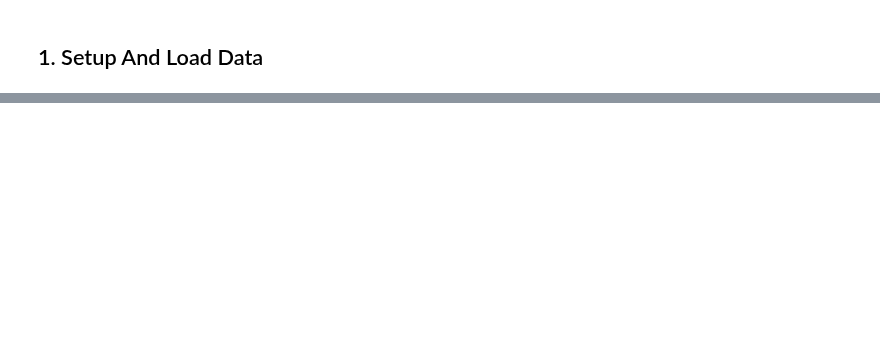
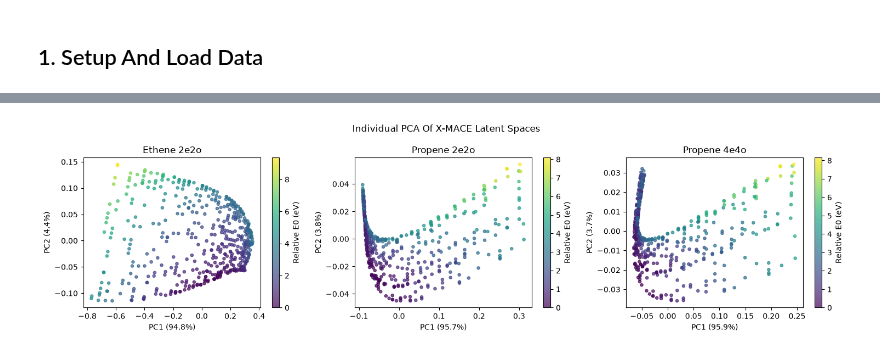
Before and after one commit to naythanyeo/X-MACE-TL, a Jupyter notebook: nicer_tutorials/04_pca.ipynb, the cells around one changed output, grey strips where cells are left out. Cells and saved outputs as stored; diff of their text form; code cells hidden in the pictures; blank space fills up the shorter version.

Commit message:
Update PCA to include latent space alignment visual

```diff
--- a/nicer_tutorials/04_pca.ipynb
+++ b/nicer_tutorials/04_pca.ipynb
@@ -527,0 +201,10 @@ Eg if the CASPT2 latent space has a certain structure that is maybe 80% similar
+# %%
+latent_ethene_22 = extract_latent_space(
+    model_ethene_22, full_loaders["ethene_22"], device=DEVICE
+)
+latent_propene_22 = extract_latent_space(
+    model_propene_22, full_loaders["propene_22"], device=DEVICE
+)
+latent_propene_44 = extract_latent_space(
+    model_propene_44, full_loaders["propene_44"], device=DEVICE
+)
@@ -527,0 +217,48 @@ Eg if the CASPT2 latent space has a certain structure that is maybe 80% similar
+# %%
+pca_ethene_22 = PCA(n_components=2)
+pca_propene_22 = PCA(n_components=2)
+pca_propene_44 = PCA(n_components=2)
+
+# Fit PCA on each of the latent space vectors
+projected_ethene_22 = pca_ethene_22.fit_transform(latent_ethene_22)
+projected_propene_22 = pca_propene_22.fit_transform(latent_propene_22)
+projected_propene_44 = pca_propene_44.fit_transform(latent_propene_44)
+
+dataset_names = ["ethene_22", "propene_22", "propene_44"]
+
+# Get the energies from the batch
+reference_energies = {}
+for name in dataset_names:
+    energy_batches = [batch["energy"].detach().cpu() for batch in full_loaders[name]]
+    reference_energies[name] = torch.cat(energy_batches).numpy()
+
+relative_ground_energies = []
+for name in dataset_names:
+    ground_energy = reference_energies[name][:, 0]
+    relative_ground_energies.append(ground_energy - ground_energy.min())
+
+projections = [projected_ethene_22, projected_propene_22, projected_propene_44]
+pca_models = [pca_ethene_22, pca_propene_22, pca_propene_44]
+titles = ["Ethene 2e2o", "Propene 2e2o", "Propene 4e4o"]
+
+fig, axes = plt.subplots(1, 3, figsize=(15, 4))
+
+for ax, projected, pca, title, energy in zip(
+    axes, projections, pca_models, titles, relative_ground_energies
+):
+    variance = 100 * pca.explained_variance_ratio_
+    scatter = ax.scatter(
+        projected[:, 0], projected[:, 1], c=energy, cmap="viridis", s=14, alpha=0.7
+    )
+    ax.set_title(title)
+    ax.set_xlabel(f"PC1 ({variance[0]:.1f}%)")
+    ax.set_ylabel(f"PC2 ({variance[1]:.1f}%)")
+    colorbar = fig.colorbar(scatter, ax=ax)
+    colorbar.set_label("Relative E0 (eV)")
+
+fig.suptitle("Individual PCA Of X-MACE Latent Spaces")
+fig.tight_layout()
+fig.savefig(GRAPH_DIR / "individual_pca.png", dpi=200, bbox_inches="tight")
+plt.show()
+# %% [output]
+[figure, added]
```
Also changed, not shown: parts of 29 cells of this notebook.
